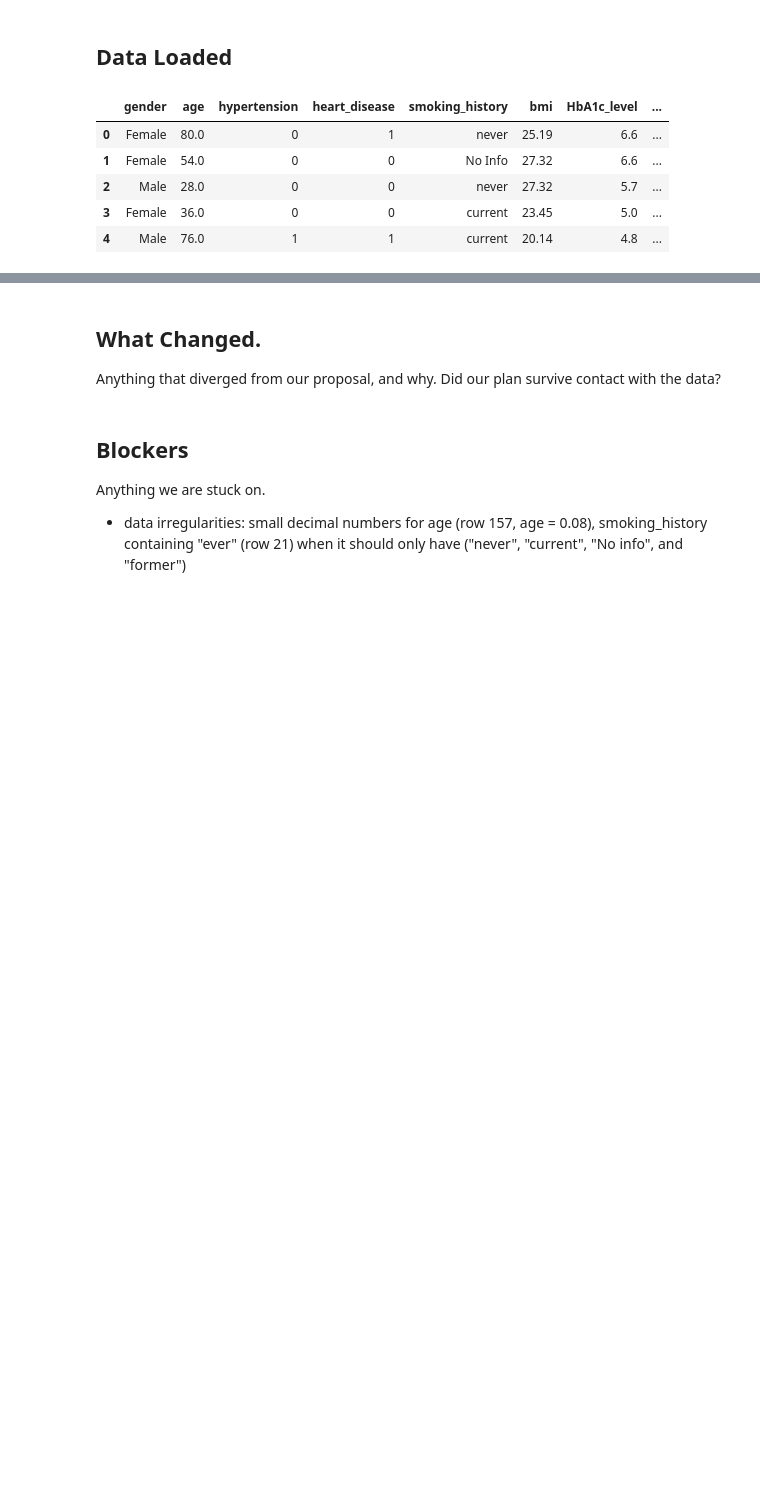
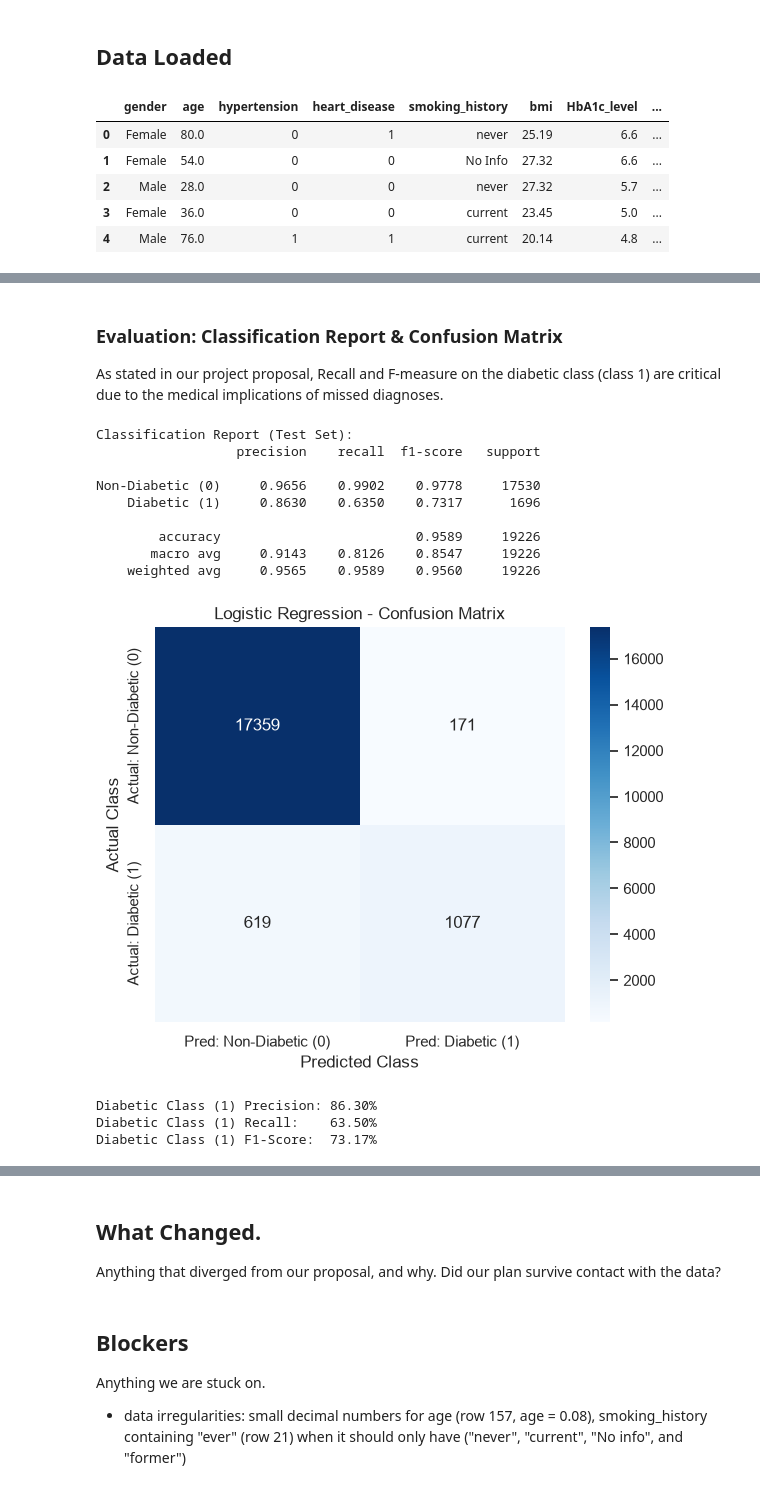
Before and after one commit to jacobsabraw-cyber/CECS456_Final_Project, a Jupyter notebook: CECS456_Final_Project.ipynb, the cells around one changed output, grey strips where cells are left out. Saved outputs shown, nothing was run; the diff lists cells and outputs as text; code cells hidden in the pictures; blank space fills up the shorter version.

```diff
--- a/CECS456_Final_Project.ipynb
+++ b/CECS456_Final_Project.ipynb
@@ -73,0 +117,13 @@ Name: count, dtype: int64
+# %%
+# 1. Remove duplicate rows as specified in proposal
+print(f"Rows before deduplication: {len(df):,}")
+print(f"Rows after deduplication:  {len(df_clean):,} (dropped {len(df) - len(df_clean):,} duplicates)")
+
+# 2. Filter out rare 'Other' gender records (only 18 records)
+df_clean = df_clean[df_clean['gender'] != 'Other']
+
+# 3. Check class balance
+print("\nTarget class distribution ('diabetes'):")
+print(df_clean['diabetes'].value_counts())
+print("\nTarget class percentage:")
+print(df_clean['diabetes'].value_counts(normalize=True).map(lambda p: f"{p*100:.2f}%"))
@@ -73,0 +233,38 @@ Name: count, dtype: int64
+# %% [markdown]
+### Evaluation: Classification Report & Confusion Matrix
+
+As stated in our project proposal, Recall and F-measure on the diabetic class (class 1) are critical due to the medical implications of missed diagnoses.
+# %%
+# Classification Report
+print("Classification Report (Test Set):")
+print(classification_report(y_test, LR_predictions, target_names=['Non-Diabetic (0)', 'Diabetic (1)'], digits=4))
+
+# Confusion Matrix
+cm = confusion_matrix(y_test, LR_predictions)
+plt.figure(figsize=(6, 5))
+sns.heatmap(cm, annot=True, fmt='d', cmap='Blues',
+            xticklabels=['Pred: Non-Diabetic (0)', 'Pred: Diabetic (1)'],
+            yticklabels=['Actual: Non-Diabetic (0)', 'Actual: Diabetic (1)'])
+plt.title('Logistic Regression - Confusion Matrix')
+plt.ylabel('Actual Class')
+plt.xlabel('Predicted Class')
+plt.tight_layout()
+plt.show()
+
+print(f"Diabetic Class (1) Precision: {precision_score(y_test, LR_predictions)*100:.2f}%")
+print(f"Diabetic Class (1) Recall:    {recall_score(y_test, LR_predictions)*100:.2f}%")
+print(f"Diabetic Class (1) F1-Score:  {f1_score(y_test, LR_predictions)*100:.2f}%")
+# %% [output]
+Classification Report (Test Set):
+                  precision    recall  f1-score   support
+
+Non-Diabetic (0)     0.9656    0.9902    0.9778     17530
+    Diabetic (1)     0.8630    0.6350    0.7317      1696
+
+        accuracy                         0.9589     19226
+       macro avg     0.9143    0.8126    0.8547     19226
+    weighted avg     0.9565    0.9589    0.9560     19226
+[figure, added]
+Diabetic Class (1) Precision: 86.30%
+Diabetic Class (1) Recall:    63.50%
+Diabetic Class (1) F1-Score:  73.17%
```
Also changed, not shown: parts of 18 cells of this notebook, 1 other file.
